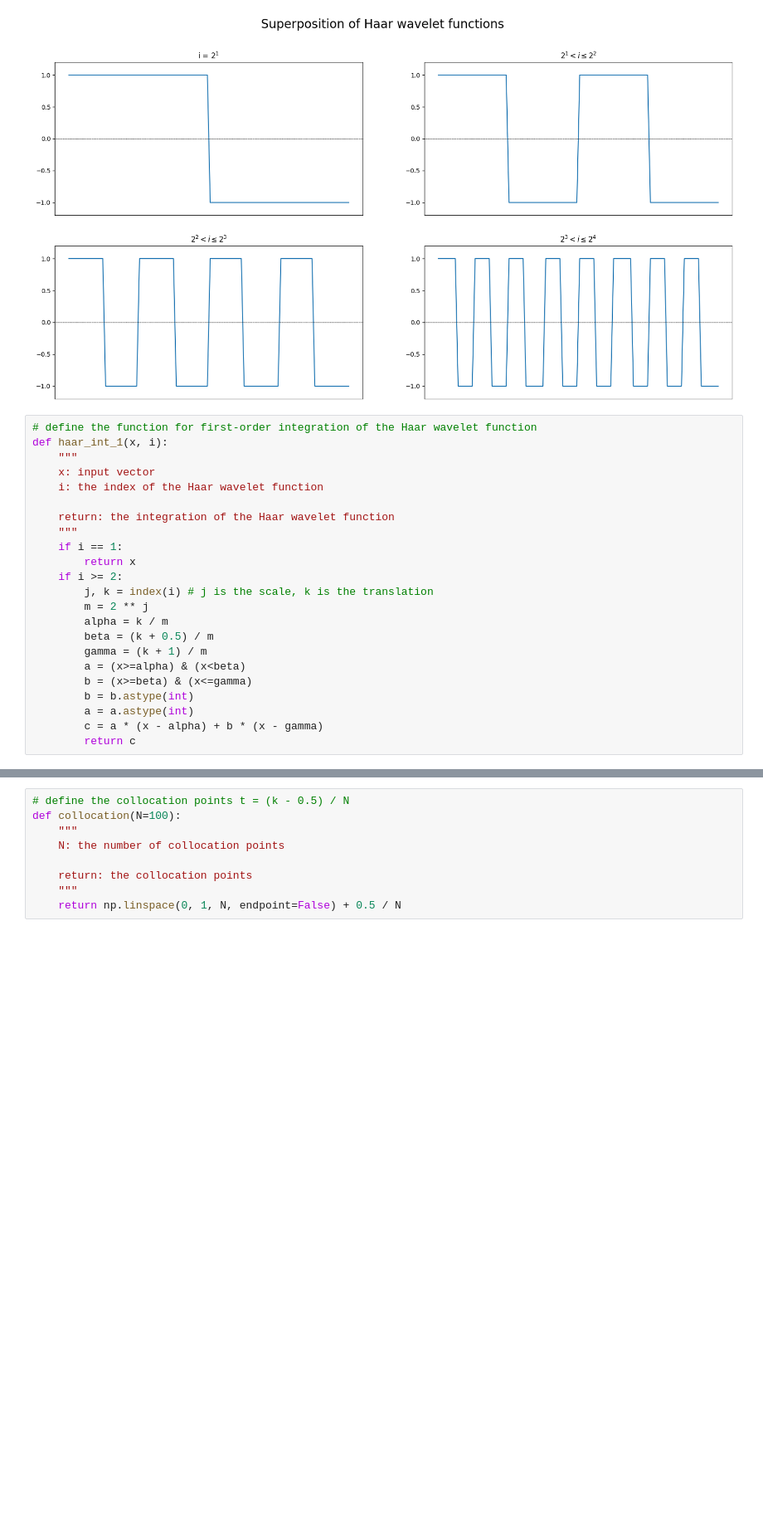
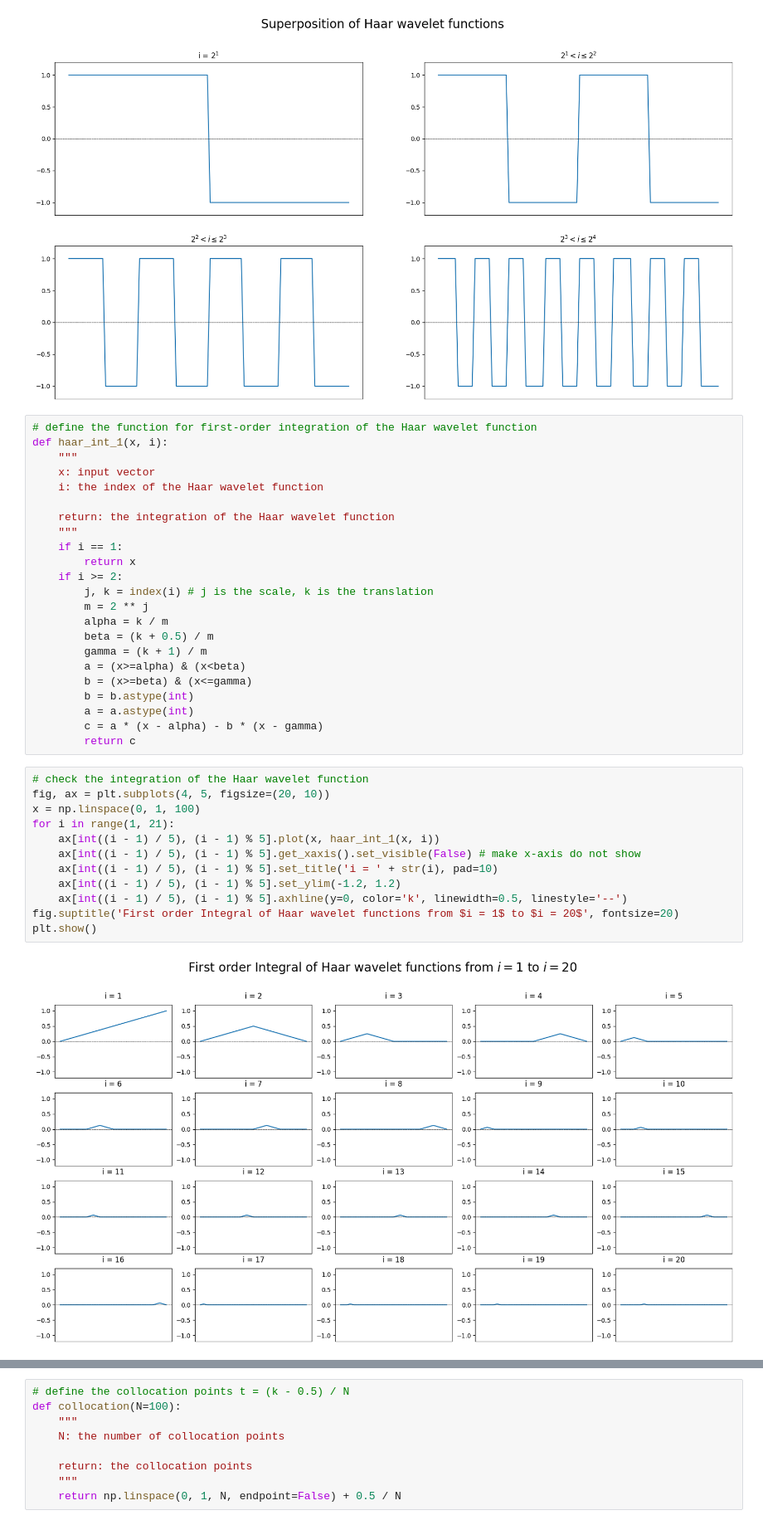
Before and after one commit to kabio05/HOHWM_Integral_Equations, a Jupyter notebook: HOHWM.ipynb, the cells around one changed output, grey strips where cells are left out. Shown: that part at 83% size. Cells and saved outputs as stored; diff of their text form; blank space fills up the shorter version.

```diff
--- a/HOHWM.ipynb
+++ b/HOHWM.ipynb
@@ -135,8 +135,22 @@ def haar_int_1(x, i):
         b = (x>=beta) & (x<=gamma)
         b = b.astype(int)
         a = a.astype(int)
-        c = a * (x - alpha) + b * (x - gamma)
+        c = a * (x - alpha) - b * (x - gamma)
         return c
+# %%
+# check the integration of the Haar wavelet function
+fig, ax = plt.subplots(4, 5, figsize=(20, 10))
+x = np.linspace(0, 1, 100)
+for i in range(1, 21):
+    ax[int((i - 1) / 5), (i - 1) % 5].plot(x, haar_int_1(x, i))
+    ax[int((i - 1) / 5), (i - 1) % 5].get_xaxis().set_visible(False) # make x-axis do not show
+    ax[int((i - 1) / 5), (i - 1) % 5].set_title('i = ' + str(i), pad=10)
+    ax[int((i - 1) / 5), (i - 1) % 5].set_ylim(-1.2, 1.2)
+    ax[int((i - 1) / 5), (i - 1) % 5].axhline(y=0, color='k', linewidth=0.5, linestyle='--')
+fig.suptitle('First order Integral of Haar wavelet functions from $i = 1$ to $i = 20$', fontsize=20)
+plt.show()
+# %% [output]
+[figure, added]
 # %%
 # define the function for the matrix of first-order integration of the haar wavelet function
 def haar_int_1_mat(x, N):
```
Also changed, not shown: parts of 9 cells of this notebook, 1 other file.
